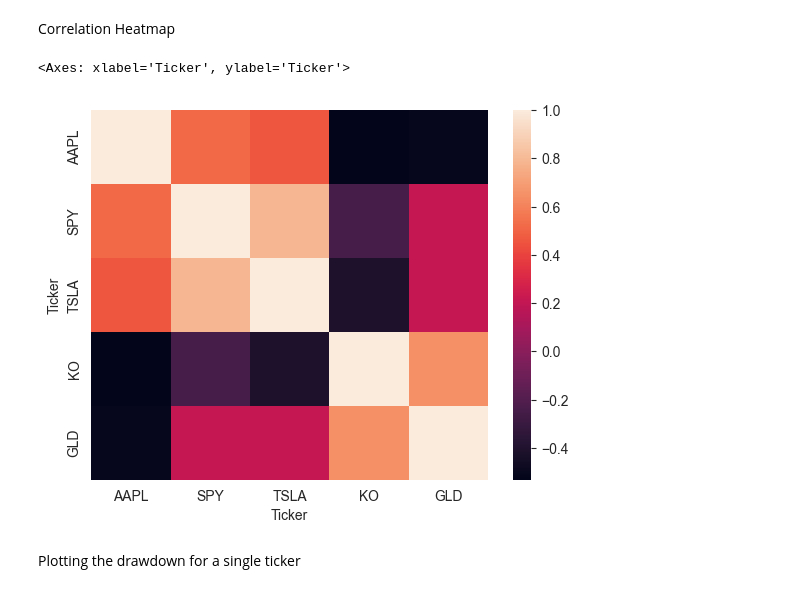
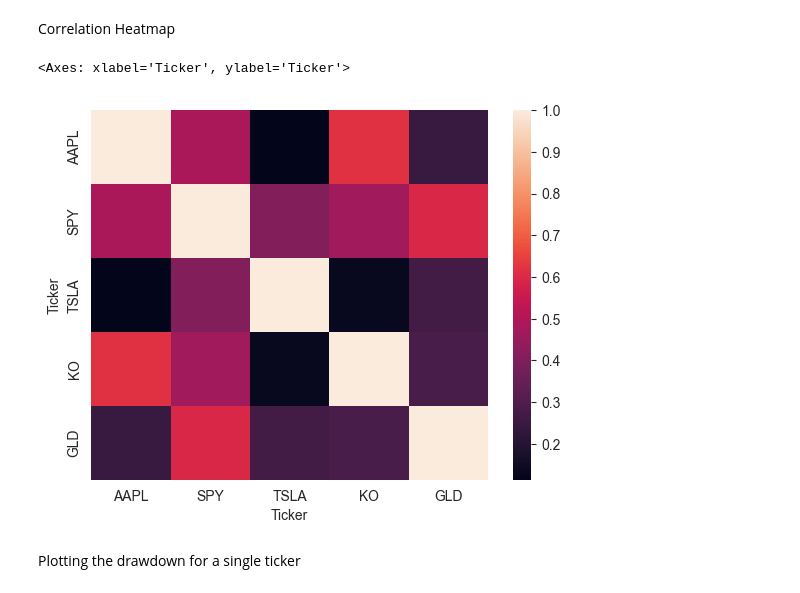
Before and after one commit to humaspasta/Market-Data-Pipeline-Descriptive-Analytics, a Jupyter notebook: project_1_data_pipeline.ipynb, the cells around one changed output. Cells and saved outputs as stored; diff of their text form; code cells hidden in the pictures.

```diff
--- a/project_1_data_pipeline.ipynb
+++ b/project_1_data_pipeline.ipynb
@@ -234,13 +234,13 @@ Correlation Heatmap
 dater = data.create_merge_prices_table()
 # %%
 prices_df = data.create_merge_prices_table()
-close_data = prices_df['Close']
+close_data = prices_df['Volume']
 close_data.pct_change().dropna()
 corr = close_data.corr()
 sns.heatmap(corr)
 # %% [output]
 <Axes: xlabel='Ticker', ylabel='Ticker'>
-[figure, old version]
+[figure, new version]
 # %% [markdown]
 Plotting the drawdown for a single ticker
 # %%
```
Also changed, not shown: parts of 9 cells of this notebook, 3 other files.
